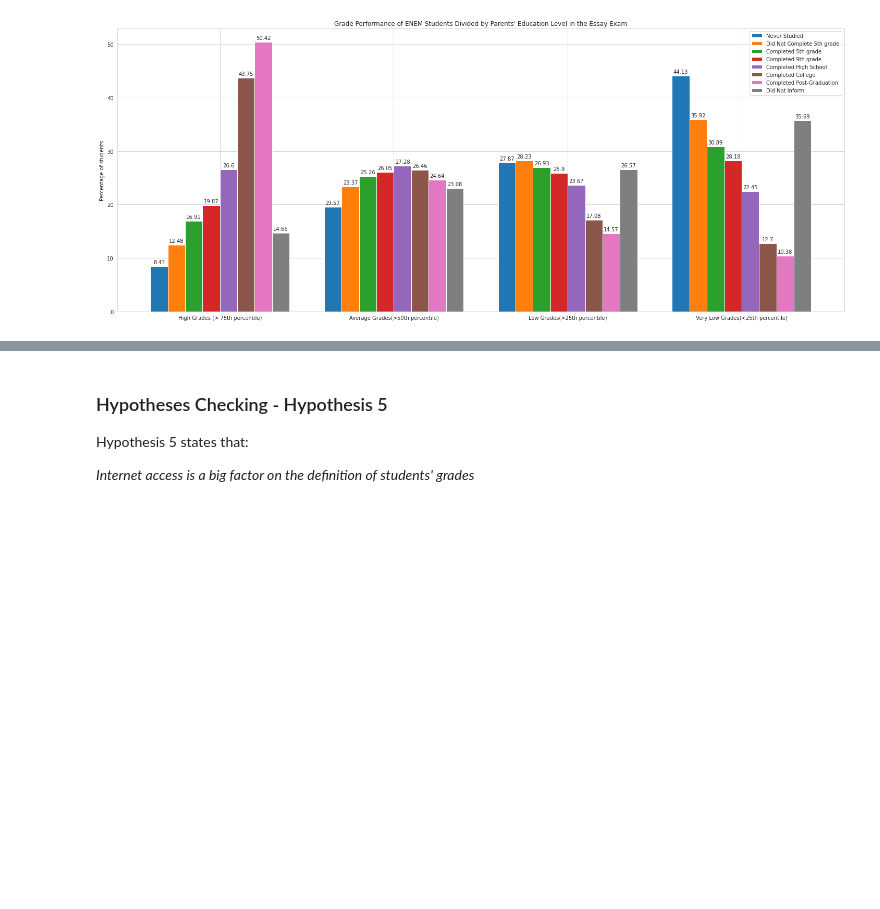
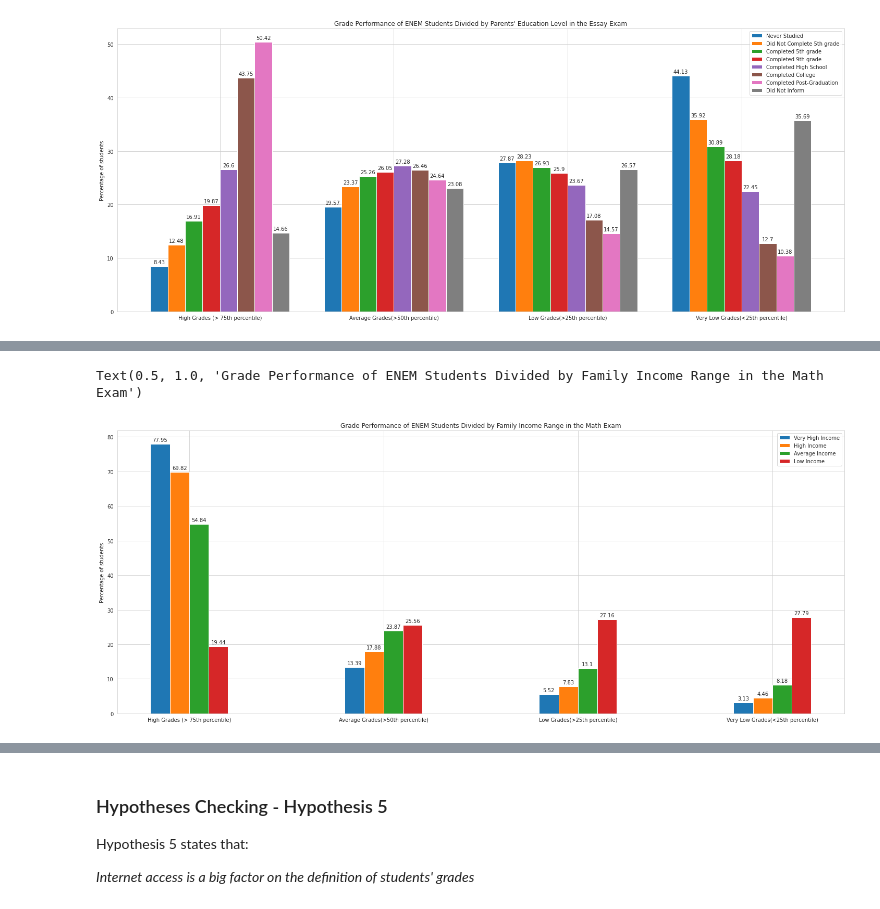
Before and after one commit to higorpr/ENEM_Exploration_Analysis, a Jupyter notebook: ENEM_Exploratory_Analysis.ipynb, the cells around one changed output, grey strips where cells are left out. Saved outputs shown, nothing was run; the diff lists cells and outputs as text; code cells hidden in the pictures; blank space fills up the shorter version.

```diff
--- a/ENEM_Exploratory_Analysis.ipynb
+++ b/ENEM_Exploratory_Analysis.ipynb
@@ -1690,0 +1715,7 @@ Hypothesis 4 states that:
+# %%
+# Creating lists with feature variables for defined income ranges:
+vh_i = ['Q']
+hi_i = ['N', 'O', 'P']
+av_i = ['I', 'J', 'K', 'L', 'M']
+lo_i = ['A', 'B', 'C', 'D', 'E', 'F', 'G', 'H']
+income_ranges = {'VH_I': vh_i, 'HI_I': hi_i, 'AV_I': av_i, 'LO_I': lo_i}
@@ -1690,0 +1749,11 @@ Hypothesis 4 states that:
+# %%
+# Creation of income data dictionary:
+income_data = defaultdict(dict)
+
+# Creation of plot heights:
+for income_tag, income_list in income_ranges.items():
+    for grade in targets:
+        income_data[income_tag][grade] = [ round(hg_in[income_tag][grade] * 100, 2), round(ag_in[income_tag][grade] * 100, 2),
+                                          round(lg_in[income_tag][grade] * 100, 2), round(vg_in[income_tag][grade] * 100, 2) ]
+
+income_data
@@ -1690,0 +1778,42 @@ Hypothesis 4 states that:
+# %%
+# Math Plot:
+labels = ['High Grades (> 75th percentile)', 'Average Grades(>50th percentile)', 'Low Grades(>25th percentile)', 'Very Low Grades(<25th percentile)']
+# sns.set_theme()
+sns.set_style("whitegrid")
+
+x = 1.5*np.arange(len(labels))  # the label locations
+width = 0.15  # the width of the bars
+
+fig, ax = plt.subplots(figsize=(25,10))
+
+rects_vh_i = ax.bar(x - 1.5 * width, income_data['VH_I']['NU_NOTA_MT'], width, label='Very High Income')
+rects_hi_i = ax.bar(x - 0.5 * width, income_data['HI_I']['NU_NOTA_MT'], width, label='High Income')
+rects_av_i = ax.bar(x + 0.5 * width, income_data['AV_I']['NU_NOTA_MT'], width, label='Average Income')
+rects_lo_i = ax.bar(x + 1.5 * width, income_data['LO_I']['NU_NOTA_MT'], width, label='Low Income')
+
+ax.xaxis.set_ticks(x)
+ax.xaxis.set_ticklabels(labels)
+ax.legend()
+plt.ylabel('Percentage of students')
+
+def autolabel(rects):
+    """Attach a text label above each bar in *rects*, displaying its height."""
+    for rect in rects:
+        height = rect.get_height()
+        ax.annotate('{}'.format(height),
+                    xy=(rect.get_x() + rect.get_width() / 2, height),
+                    xytext=(0, 3),  # 3 points vertical offset
+                    textcoords="offset points",
+                    ha='center', va='bottom')
+
+autolabel(rects_vh_i)
+autolabel(rects_hi_i)
+autolabel(rects_av_i)
+autolabel(rects_lo_i)
+
+
+
+plt.title("Grade Performance of ENEM Students Divided by Family Income Range in the Math Exam")
+# %% [output]
+Text(0.5, 1.0, 'Grade Performance of ENEM Students Divided by Family Income Range in the Math Exam')
+[figure, added]
```
Also changed, not shown: parts of 14 cells of this notebook.
